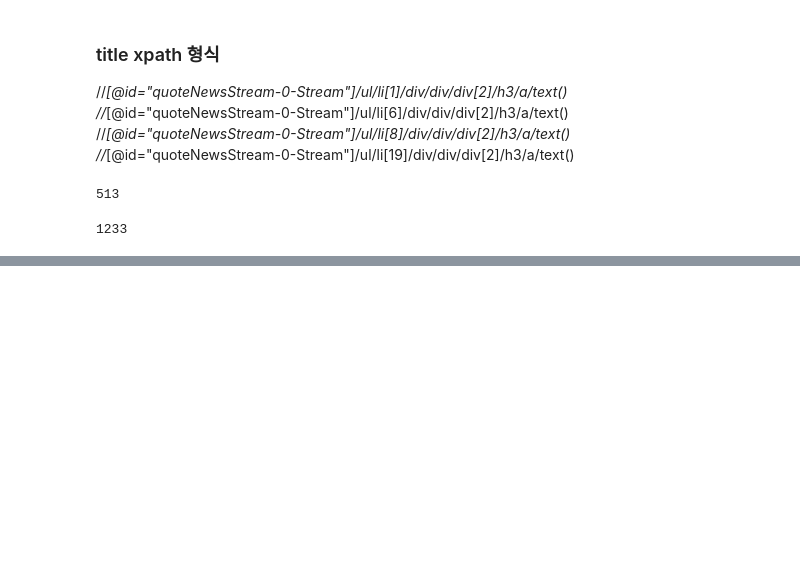
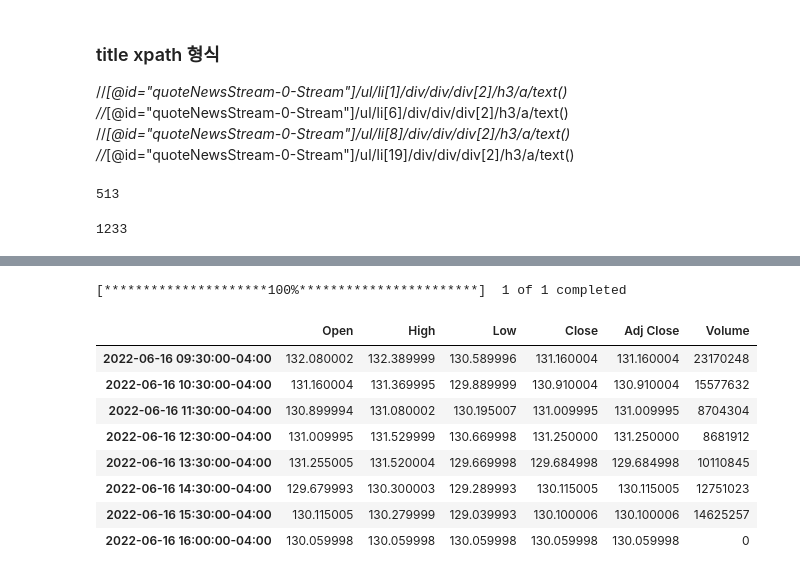
Before and after one commit to enter1994/STOCK2022, a Jupyter notebook: crawling_yahoofinance.ipynb, the cells around one changed output, grey strips where cells are left out. Drawn from its saved outputs; the diff is of its cells as text; code cells hidden in the pictures; blank space fills up the shorter version.

```diff
--- a/crawling_yahoofinance.ipynb
+++ b/crawling_yahoofinance.ipynb
@@ -111,0 +173,16 @@ len(titles[0].split('\n'))
+# %%
+data = yf.download(tickers = "AAPL", period = '1d', interval = '1h')
+# %% [output]
+[*********************100%***********************]  1 of 1 completed
+# %%
+data
+# %% [output]
+|  | Open | High | Low | Close | Adj Close | Volume |
+| 2022-06-16 09:30:00-04:00 | 132.080002 | 132.389999 | 130.589996 | 131.160004 | 131.160004 | 23170248 |
+| 2022-06-16 10:30:00-04:00 | 131.160004 | 131.369995 | 129.889999 | 130.910004 | 130.910004 | 15577632 |
+| 2022-06-16 11:30:00-04:00 | 130.899994 | 131.080002 | 130.195007 | 131.009995 | 131.009995 | 8704304 |
+| 2022-06-16 12:30:00-04:00 | 131.009995 | 131.529999 | 130.669998 | 131.250000 | 131.250000 | 8681912 |
+| 2022-06-16 13:30:00-04:00 | 131.255005 | 131.520004 | 129.669998 | 129.684998 | 129.684998 | 10110845 |
+| 2022-06-16 14:30:00-04:00 | 129.679993 | 130.300003 | 129.289993 | 130.115005 | 130.115005 | 12751023 |
+| 2022-06-16 15:30:00-04:00 | 130.115005 | 130.279999 | 129.039993 | 130.100006 | 130.100006 | 14625257 |
+| 2022-06-16 16:00:00-04:00 | 130.059998 | 130.059998 | 130.059998 | 130.059998 | 130.059998 | 0 |
```
Also changed, not shown: parts of 13 cells of this notebook, 26 other files.
